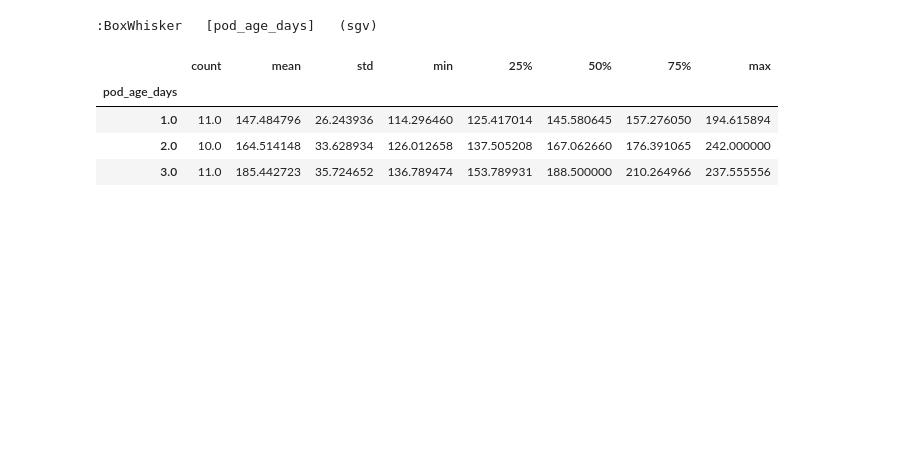
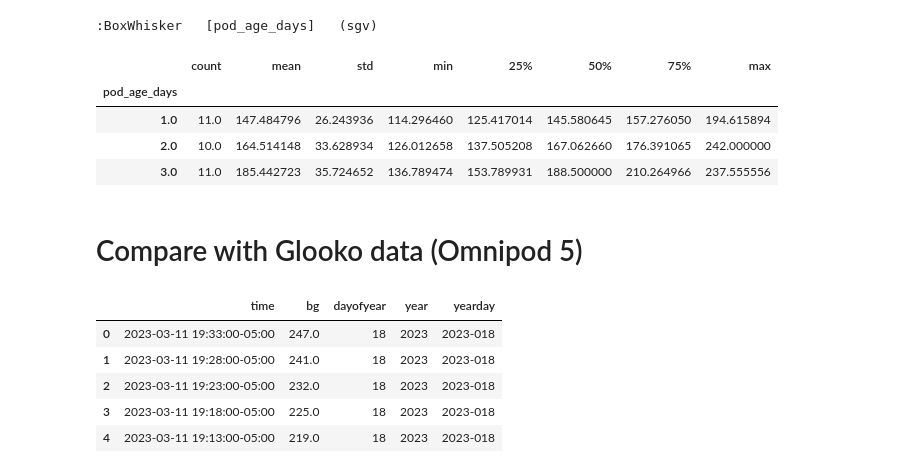
Before and after one commit to michellejw/mdb_explore, a Jupyter notebook: notebooks/df_explore_part06.ipynb, the cells around one changed output. Drawn from its saved outputs; the diff is of its cells as text; code cells hidden in the pictures; blank space fills up the shorter version.

```diff
--- a/notebooks/df_explore_part06.ipynb
+++ b/notebooks/df_explore_part06.ipynb
@@ -195,3 +195,23 @@ df_daily.groupby(["pod_age_days"])["sgvb
 | 1.0 | 11.0 | 147.484796 | 26.243936 | 114.296460 | 125.417014 | 145.580645 | 157.276050 | 194.615894 |
 | 2.0 | 10.0 | 164.514148 | 33.628934 | 126.012658 | 137.505208 | 167.062660 | 176.391065 | 242.000000 |
 | 3.0 | 11.0 | 185.442723 | 35.724652 | 136.789474 | 153.789931 | 188.500000 | 210.264966 | 237.555556 |
+# %% [markdown]
+# Compare with Glooko data (Omnipod 5)
+# %%
+import pickle
+
+# Load the pickled data
+pkl_file = r"../../data/glooko_cgm_and_pump.pkl"
+
+
+with open(pkl_file, "rb") as file:
+    df_cgm, df_alarms, pod_change_flag = pickle.load(file)
+
+df_cgm.head()
+# %% [output]
+|  | time | bg | dayofyear | year | yearday |
+| 0 | 2023-03-11 19:33:00-05:00 | 247.0 | 18 | 2023 | 2023-018 |
+| 1 | 2023-03-11 19:28:00-05:00 | 241.0 | 18 | 2023 | 2023-018 |
+| 2 | 2023-03-11 19:23:00-05:00 | 232.0 | 18 | 2023 | 2023-018 |
+| 3 | 2023-03-11 19:18:00-05:00 | 225.0 | 18 | 2023 | 2023-018 |
+| 4 | 2023-03-11 19:13:00-05:00 | 219.0 | 18 | 2023 | 2023-018 |
```
Also changed, not shown: parts of 1 cell of this notebook, 2 other files.
